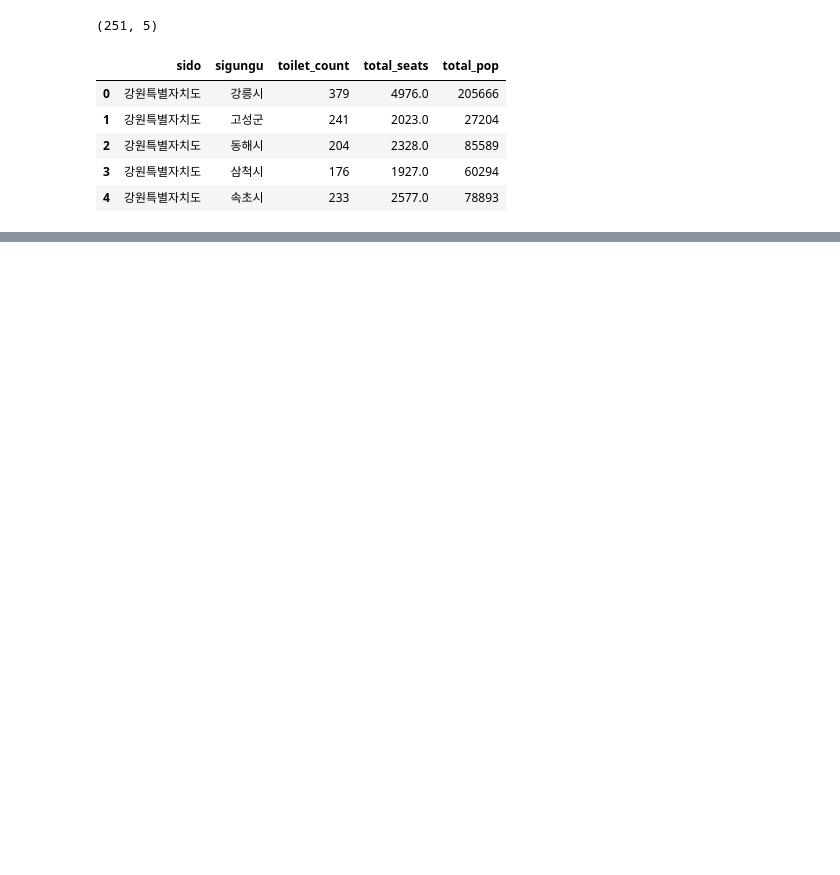
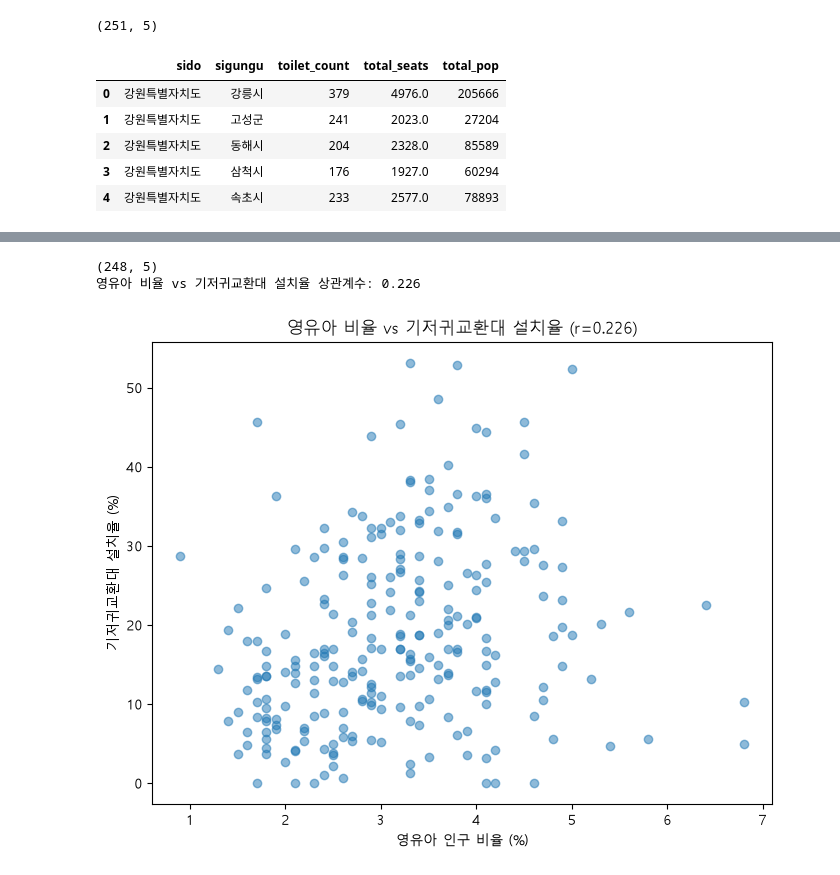
Before and after one commit to AI-Campus-1st/mini-pjt-1-10010197, a Jupyter notebook: src/analyze.ipynb, the cells around one changed output, grey strips where cells are left out. Drawn from its saved outputs; the diff is of its cells as text; code cells hidden in the pictures; blank space fills up the shorter version.

```diff
--- a/src/analyze.ipynb
+++ b/src/analyze.ipynb
@@ -105,0 +243,41 @@ log(인구) vs 밀도 상관계수: -0.698
+# %%
+# 4번
+
+query_diaper = """
+SELECT
+    t.sido, t.sigungu,
+    COUNT(*) AS toilet_count,
+    ROUND(AVG(t.has_diaper_table) * 100, 1) AS diaper_rate_pct,
+    ROUND(p.child_pop * 100.0 / p.total_pop, 1) AS child_ratio_pct
+FROM tb_toilet t
+JOIN tb_population p ON t.sido = p.sido AND t.sigungu = p.sigungu
+GROUP BY t.sido, t.sigungu, p.child_pop, p.total_pop
+HAVING COUNT(*) >= 10
+ORDER BY child_ratio_pct DESC
+"""
+
+df_diaper = pd.read_sql(query_diaper, conn)
+print(df_diaper.shape)
+df_diaper.head()
+
+corr = df_diaper['child_ratio_pct'].corr(df_diaper['diaper_rate_pct'])
+print(f"영유아 비율 vs 기저귀교환대 설치율 상관계수: {corr:.3f}")
+# %% [output]
+(248, 5)
+영유아 비율 vs 기저귀교환대 설치율 상관계수: 0.226
+# %%
+import matplotlib.pyplot as plt
+import matplotlib
+
+# Windows 환경 (맑은 고딕 사용)
+plt.rcParams['font.family'] = 'Malgun Gothic'
+plt.rcParams['axes.unicode_minus'] = False  # 마이너스 기호 깨짐 방지
+
+plt.figure(figsize=(8,6))
+plt.scatter(df_diaper['child_ratio_pct'], df_diaper['diaper_rate_pct'], alpha=0.5)
+plt.xlabel('영유아 인구 비율 (%)')
+plt.ylabel('기저귀교환대 설치율 (%)')
+plt.title(f'영유아 비율 vs 기저귀교환대 설치율 (r={corr:.3f})')
+plt.show()
+# %% [output]
+[figure, added]
```
Also changed, not shown: parts of 12 cells of this notebook, 4 other files.
